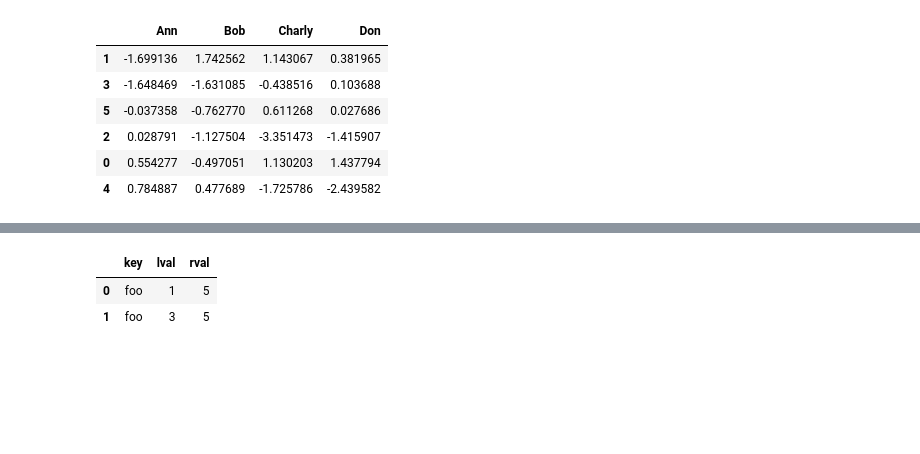
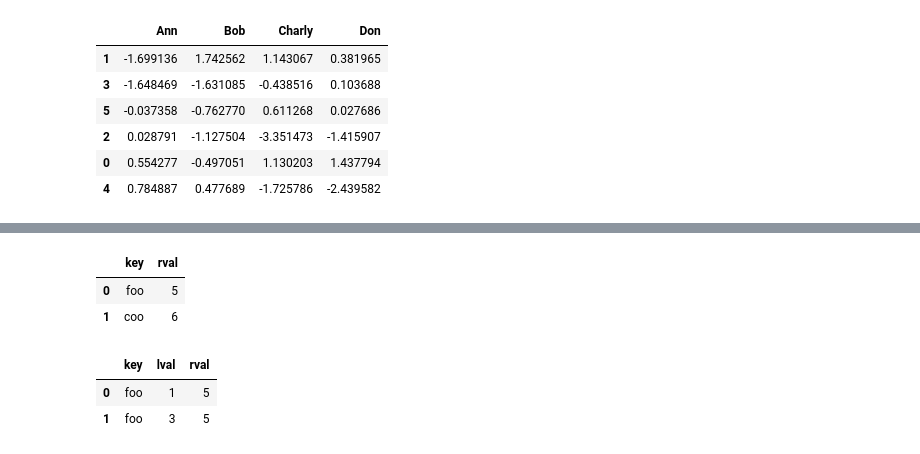
Before and after one commit to xiangshiyin/machine-learning-for-actuarial-science, a Jupyter notebook: 2025-spring/week01/notebook/demo.ipynb, the cells around one changed output, grey strips where cells are left out. Drawn from its saved outputs; the diff is of its cells as text; code cells hidden in the pictures; blank space fills up the shorter version.

```diff
--- a/2025-spring/week01/notebook/demo.ipynb
+++ b/2025-spring/week01/notebook/demo.ipynb
@@ -385,3 +575,9 @@ tb2 = pd.DataFrame({'key': ['foo', 'coo'], 'rval': [5, 6]})
+# %%
+tb2
+# %% [output]
+|  | key | rval |
+| 0 | foo | 5 |
+| 1 | coo | 6 |
 # %%
 pd.merge(tb1, tb2, on='key', how='inner')
 # %% [output]
```
Also changed, not shown: parts of 43 cells of this notebook.
